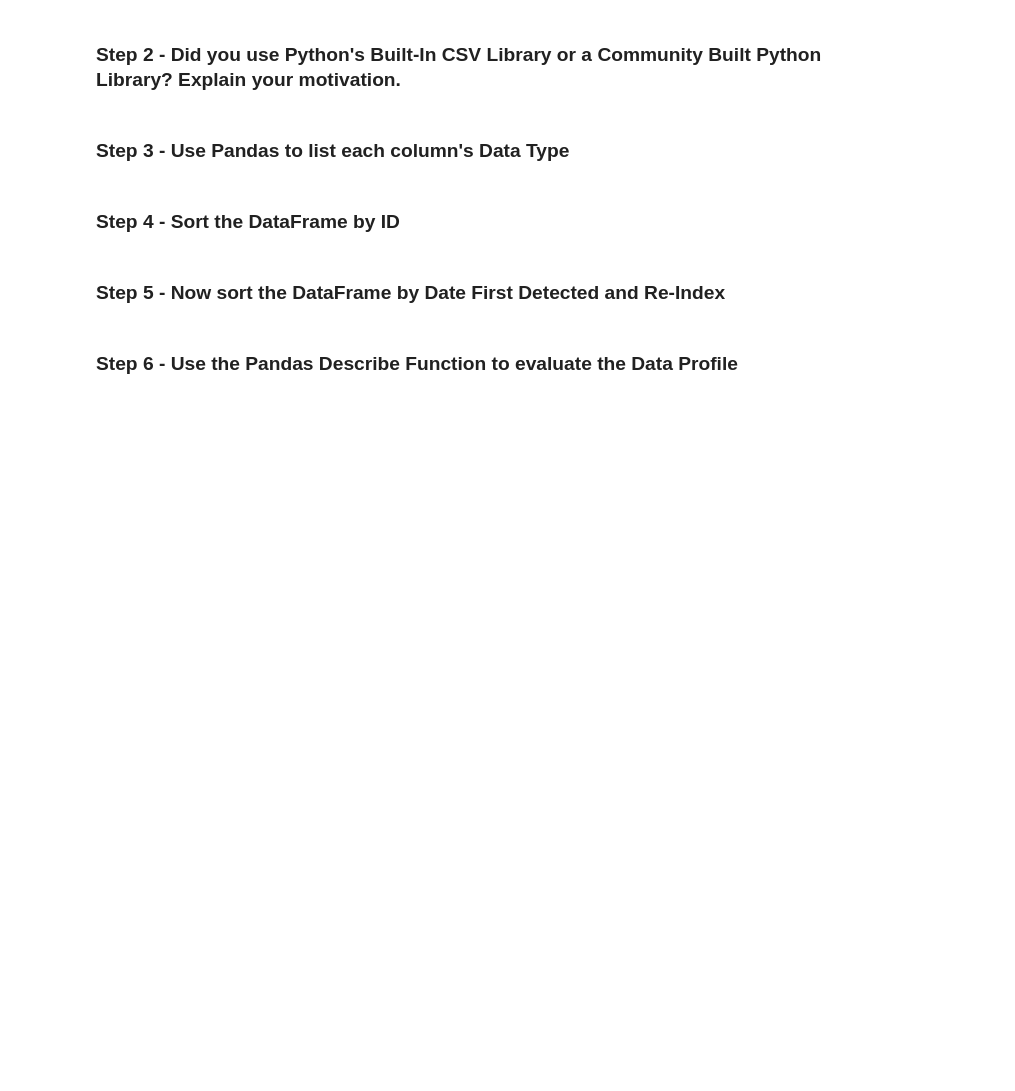
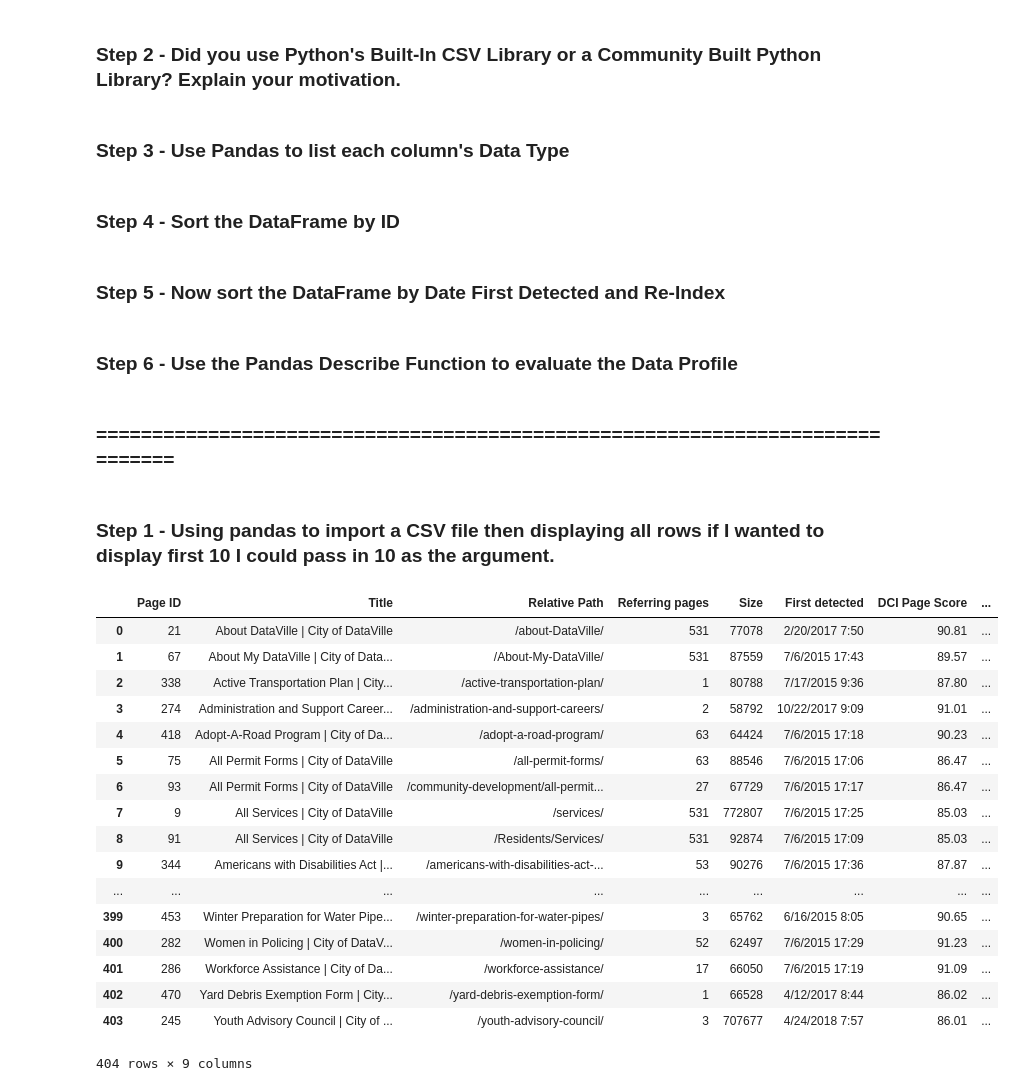
Before and after one commit to lee-coates/DataProfilingExercises, a Jupyter notebook: WebAnalysis/Web Analytics Data Profile.ipynb, the cells around one changed output. Drawn from its saved outputs; the diff is of its cells as text; code cells hidden in the pictures; blank space fills up the shorter version.

```diff
--- a/WebAnalysis/Web Analytics Data Profile.ipynb
+++ b/WebAnalysis/Web Analytics Data Profile.ipynb
@@ -24,3 +24,7 @@ Use both Markdown Cells and Code Cells to complete this Exercise.
 ### Step 5 - Now sort the DataFrame by Date First Detected and Re-Index
 # %% [markdown]
 ### Step 6 - Use the Pandas Describe Function to evaluate the Data Profile
+# %% [markdown]
+### =============================================================================
+# %% [markdown]
+### Step 1 - Using pandas to import a CSV file then displaying all rows if I wanted to display first 10 I could pass in  10 as the argument.
@@ -26,0 +36,21 @@ Use both Markdown Cells and Code Cells to complete this Exercise.
+# %%
+web_data.head(405)
+# %% [output]
+|  | Page ID | Title | Relative Path | Referring pages | Size | First detected | DCI Page Score | ... |
+| 0 | 21 | About DataVille | City of DataVille | /about-DataVille/ | 531 | 77078 | 2/20/2017 7:50 | 90.81 | ... |
+| 1 | 67 | About My DataVille | City of Data... | /About-My-DataVille/ | 531 | 87559 | 7/6/2015 17:43 | 89.57 | ... |
+| 2 | 338 | Active Transportation Plan | City... | /active-transportation-plan/ | 1 | 80788 | 7/17/2015 9:36 | 87.80 | ... |
+| 3 | 274 | Administration and Support Career... | /administration-and-support-careers/ | 2 | 58792 | 10/22/2017 9:09 | 91.01 | ... |
+| 4 | 418 | Adopt-A-Road Program | City of Da... | /adopt-a-road-program/ | 63 | 64424 | 7/6/2015 17:18 | 90.23 | ... |
+| 5 | 75 | All Permit Forms | City of DataVille | /all-permit-forms/ | 63 | 88546 | 7/6/2015 17:06 | 86.47 | ... |
+| 6 | 93 | All Permit Forms | City of DataVille | /community-development/all-permit... | 27 | 67729 | 7/6/2015 17:17 | 86.47 | ... |
+| 7 | 9 | All Services | City of DataVille | /services/ | 531 | 772807 | 7/6/2015 17:25 | 85.03 | ... |
+| 8 | 91 | All Services | City of DataVille | /Residents/Services/ | 531 | 92874 | 7/6/2015 17:09 | 85.03 | ... |
+| 9 | 344 | Americans with Disabilities Act |... | /americans-with-disabilities-act-... | 53 | 90276 | 7/6/2015 17:36 | 87.87 | ... |
+| ... | ... | ... | ... | ... | ... | ... | ... | ... |
+| 399 | 453 | Winter Preparation for Water Pipe... | /winter-preparation-for-water-pipes/ | 3 | 65762 | 6/16/2015 8:05 | 90.65 | ... |
+| 400 | 282 | Women in Policing | City of DataV... | /women-in-policing/ | 52 | 62497 | 7/6/2015 17:29 | 91.23 | ... |
+| 401 | 286 | Workforce Assistance | City of Da... | /workforce-assistance/ | 17 | 66050 | 7/6/2015 17:19 | 91.09 | ... |
+| 402 | 470 | Yard Debris Exemption Form | City... | /yard-debris-exemption-form/ | 1 | 66528 | 4/12/2017 8:44 | 86.02 | ... |
+| 403 | 245 | Youth Advisory Council | City of ... | /youth-advisory-council/ | 3 | 707677 | 4/24/2018 7:57 | 86.01 | ... |
+404 rows × 9 columns
```
Also changed, not shown: parts of 15 cells of this notebook.
